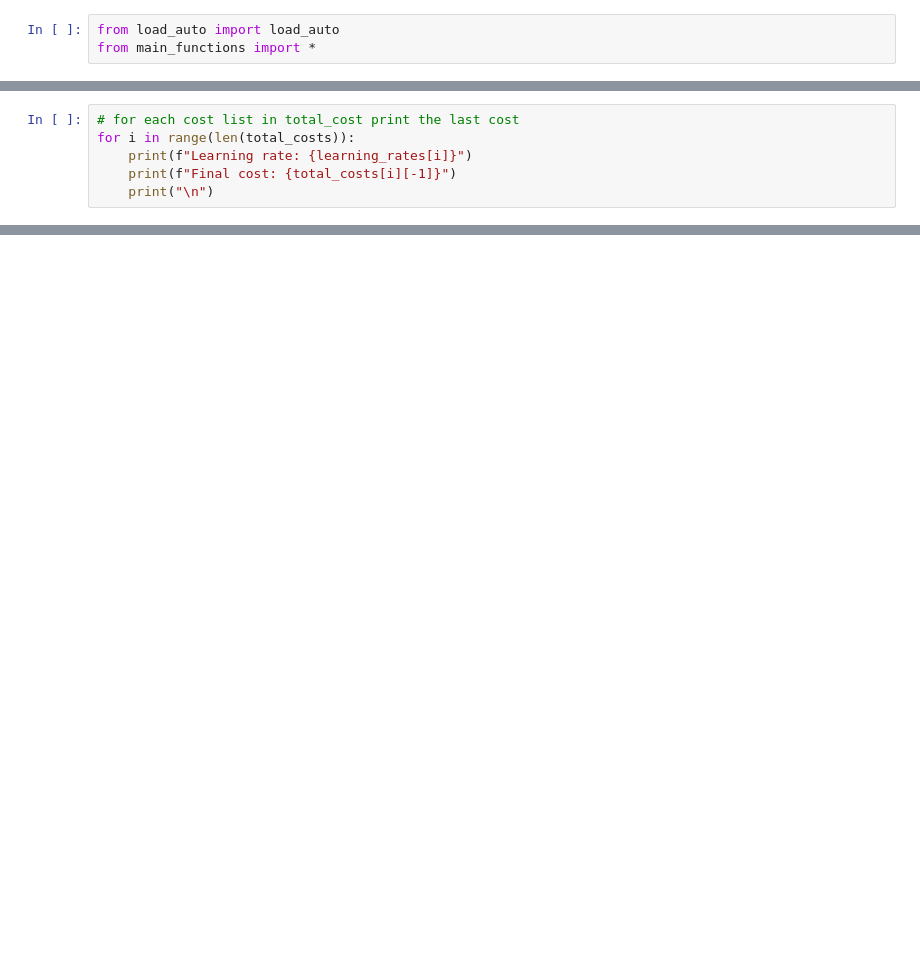
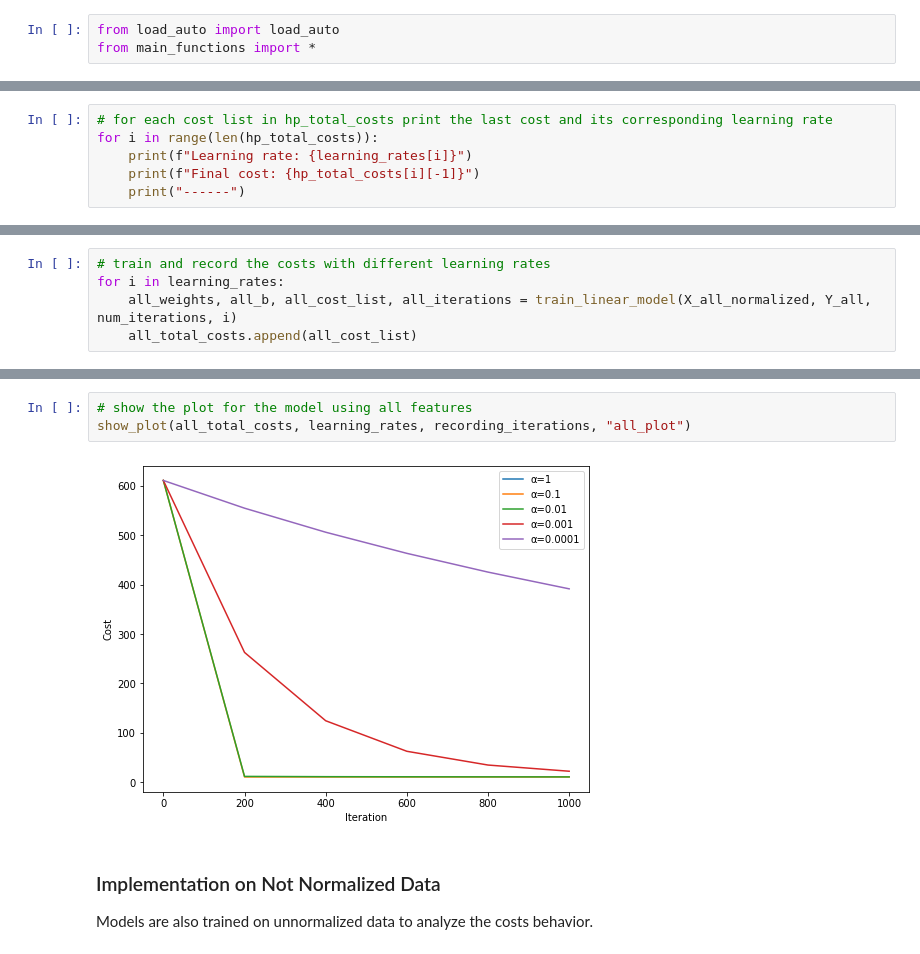
Before and after one commit to arina-sbz/Linear-Reg-Gradient-Descent-From-Scratch-In-NumPy, a Jupyter notebook: Linear Regression and Gradient Descent Implementation with NumPy.ipynb, the cells around one changed output, grey strips where cells are left out. Saved outputs shown, nothing was run; the diff lists cells and outputs as text; blank space fills up the shorter version.

```diff
--- a/Linear Regression and Gradient Descent Implementation with NumPy.ipynb
+++ b/Linear Regression and Gradient Descent Implementation with NumPy.ipynb
@@ -50,8 +69,8 @@ The cost for iteration 999 is 391.30911896975357
 # %%
-# for each cost list in total_cost print the last cost
-for i in range(len(total_costs)):
+# for each cost list in hp_total_costs print the last cost and its corresponding learning rate
+for i in range(len(hp_total_costs)):
     print(f"Learning rate: {learning_rates[i]}")
-    print(f"Final cost: {total_costs[i][-1]}")
-    print("\n")
+    print(f"Final cost: {hp_total_costs[i][-1]}")
+    print("------")
 # %% [output]
 Learning rate: 1
@@ -82,0 +153,5 @@ show_plot(total_costs, learning_rates)
+# %%
+# train and record the costs with different learning rates
+for i in learning_rates:
+    all_weights, all_b, all_cost_list, all_iterations = train_linear_model(X_all_normalized, Y_all, num_iterations, i)
+    all_total_costs.append(all_cost_list)
@@ -82,0 +243,8 @@ show_plot(total_costs, learning_rates)
+# %%
+# show the plot for the model using all features
+show_plot(all_total_costs, learning_rates, recording_iterations, "all_plot")
+# %% [output]
+[figure, added]
+# %% [markdown]
+### Implementation on Not Normalized Data
+Models are also trained on unnormalized data to analyze the costs behavior.
```
Also changed, not shown: parts of 26 cells of this notebook, 4 other files.
